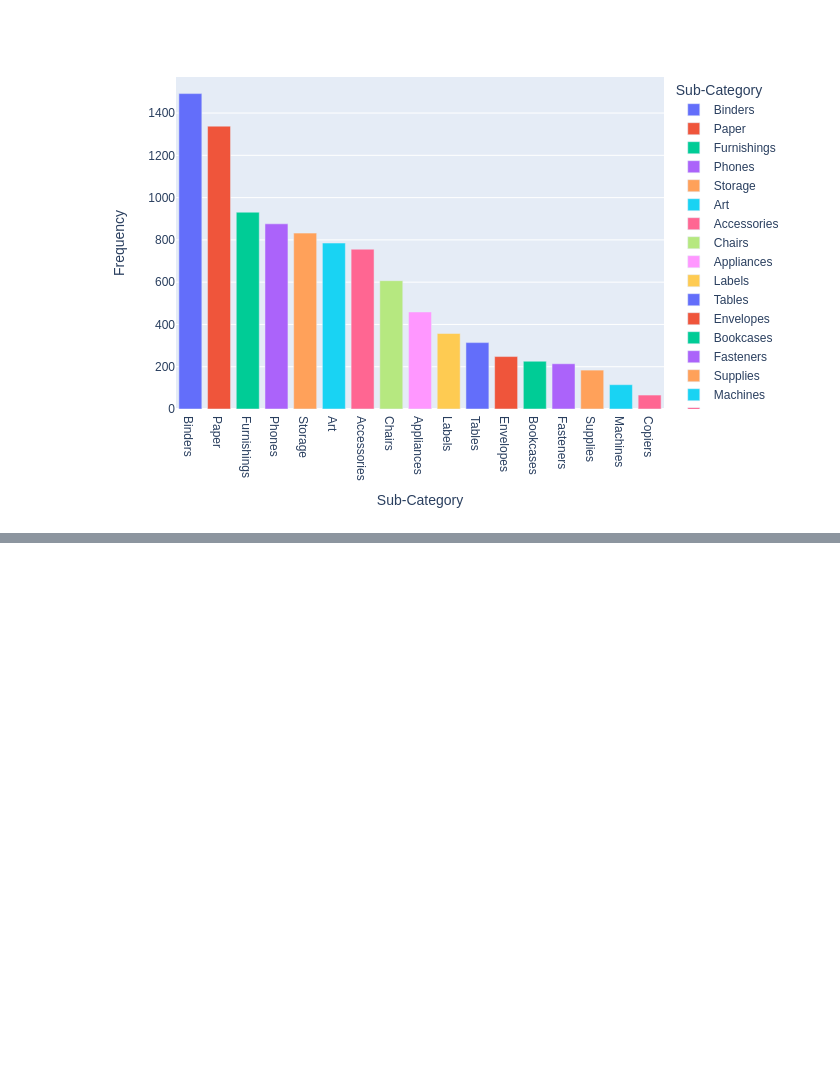
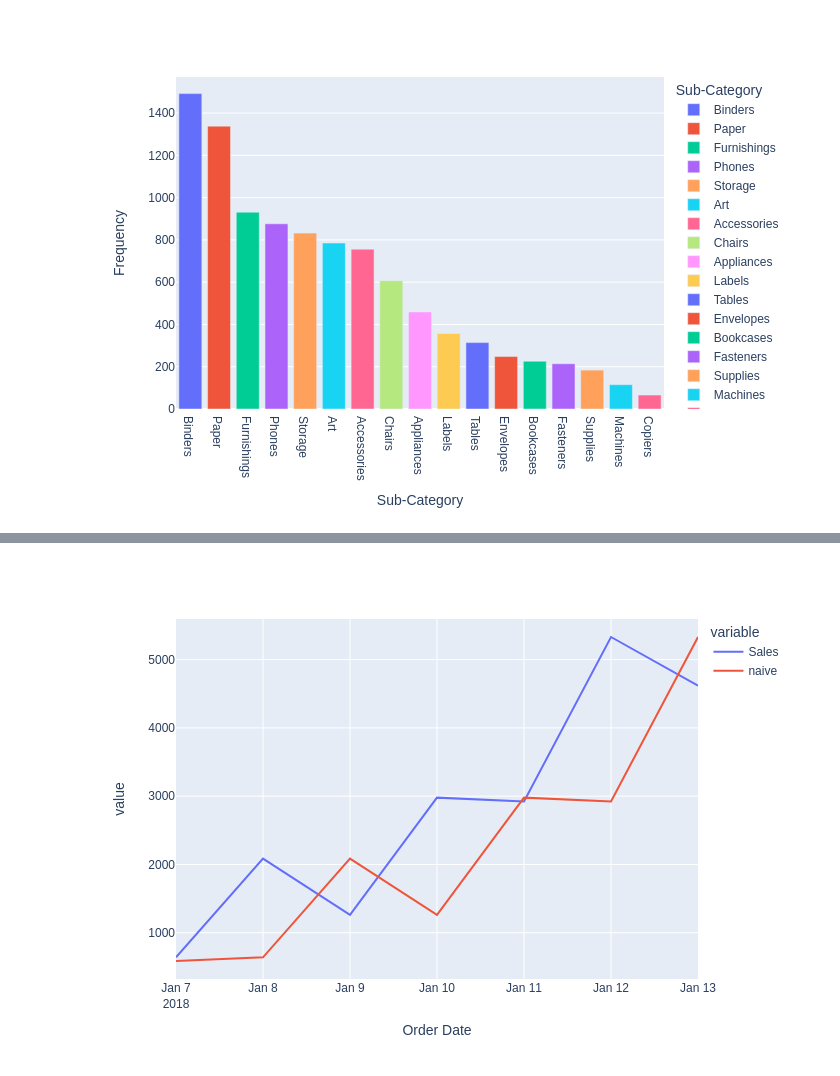
Before and after one commit to Viynne/Superstore-SAles-Forecast, a Jupyter notebook: superstore_sales_EDA.ipynb, the cells around one changed output, grey strips where cells are left out. Cells and saved outputs as stored; diff of their text form; code cells hidden in the pictures; blank space fills up the shorter version.

Commit message:
Naive Forecast

```diff
--- a/superstore_sales_EDA.ipynb
+++ b/superstore_sales_EDA.ipynb
@@ -196,0 +235,8 @@ fig.show()
+# %%
+naive_predictions = list()
+history = [x for x in train_df.values]
+for p in range(len(next_7_days.values)):
+    yhat = history[-1]
+    naive_predictions.append(yhat)
+    history.append(next_7_days.values[p])
+rmse = numpy.sqrt(mean_squared_error(next_7_days.values, naive_predictions))
@@ -196,0 +247,5 @@ fig.show()
+# %%
+naive_predictions = numpy.array(naive_predictions)
+# %%
+naive_predictions = naive_predictions.reshape((naive_predictions.shape[0],))
+naive_predictions.shape
@@ -196,0 +254,3 @@ fig.show()
+# %%
+next_7_days.loc[:,"naive"] = naive_predictions
+next_7_days
@@ -196,0 +271,5 @@ fig.show()
+# %%
+fig = px.line(next_7_days)
+fig.show()
+# %% [output]
+[figure, added]
```
Also changed, not shown: parts of 10 cells of this notebook.
